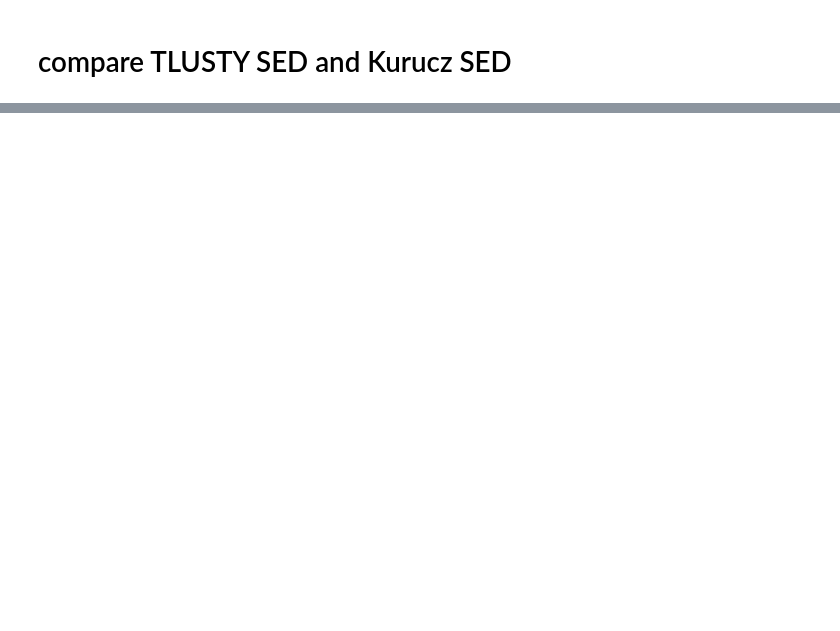
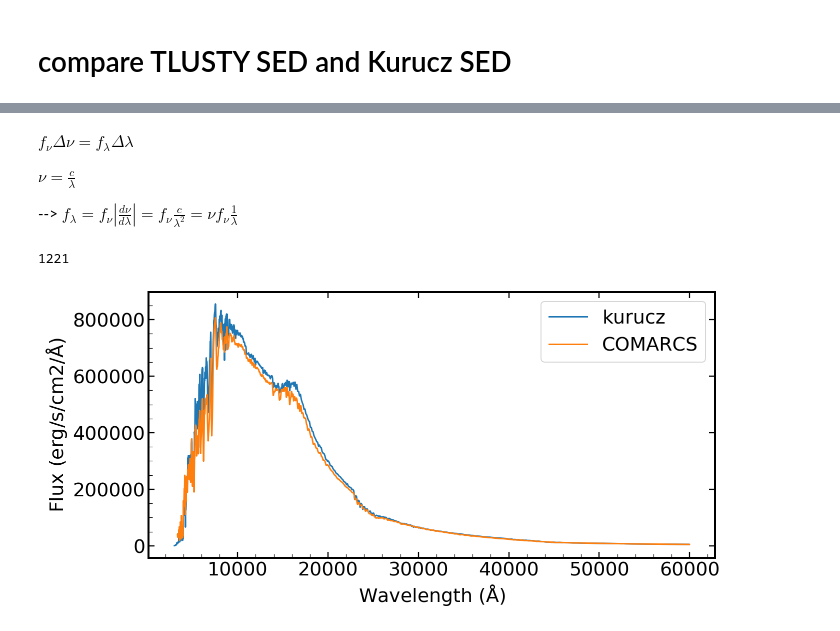
Before and after one commit to lidihei/speedysedfit, a Jupyter notebook: ipynb/check_sed_grids.ipynb, the cells around one changed output, grey strips where cells are left out. Saved outputs shown, nothing was run; the diff lists cells and outputs as text; code cells hidden in the pictures; blank space fills up the shorter version.

Commit message:
add COMARCS grid

```diff
--- a/ipynb/check_sed_grids.ipynb
+++ b/ipynb/check_sed_grids.ipynb
@@ -127,0 +167,40 @@ len(wT) = 3385
+# %% [markdown]
+$f_{\nu} \Delta \nu = f_{\lambda} \Delta \lambda$
+
+$\nu = \frac{c}{\lambda}$
+
+--> $f_{\lambda} = f_{\nu} |\frac{d \nu}{d \lambda}| = f_{\nu} \frac{c}{\lambda^2} = \nu f_{\nu} \frac{1}{\lambda} $
+# %%
+grids = ['kurucz',]# 'munari', 'tmap', 'blackbody']
+
+plt.figure(figsize=(10,5))
+
+xlim0, xlim1 =3000, 60000
+
+for grid in grids:
+
+    wave, flux = get_table_single(teff=3700, logg=2, ebv=0.0, grid=grid)
+    print(len(wave))
+    s = np.where((wave > xlim0) & (wave<xlim1))
+    plt.plot(wave[s], flux[s], label=grid)
+    #pl.plot(wave, flux, label=grid)
+
+fname = filelist[7]
+wave, flux_norm, nuLnu, fmean, flam = read_comarcs_spec(fname)
+
+
+
+s = np.where((wave > xlim0) & (wave<xlim1))
+
+plt.plot(wave[s], flam[s], label='COMARCS')
+
+plt.xlabel('Wavelength ($\AA$)')
+plt.ylabel('Flux (erg/s/cm2/$\AA$)')
+plt.legend(loc='best')
+plt.tight_layout()
+#plt.semilogx()
+#plt.semilogy()
+plt.show()
+# %% [output]
+1221
+[figure, added]
```
Also changed, not shown: parts of 14 cells of this notebook, 14 other files.
